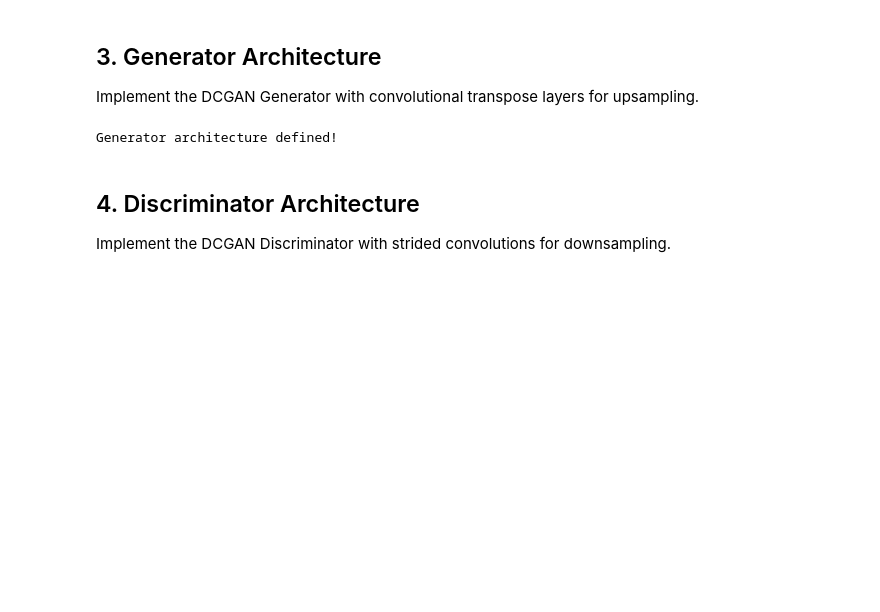
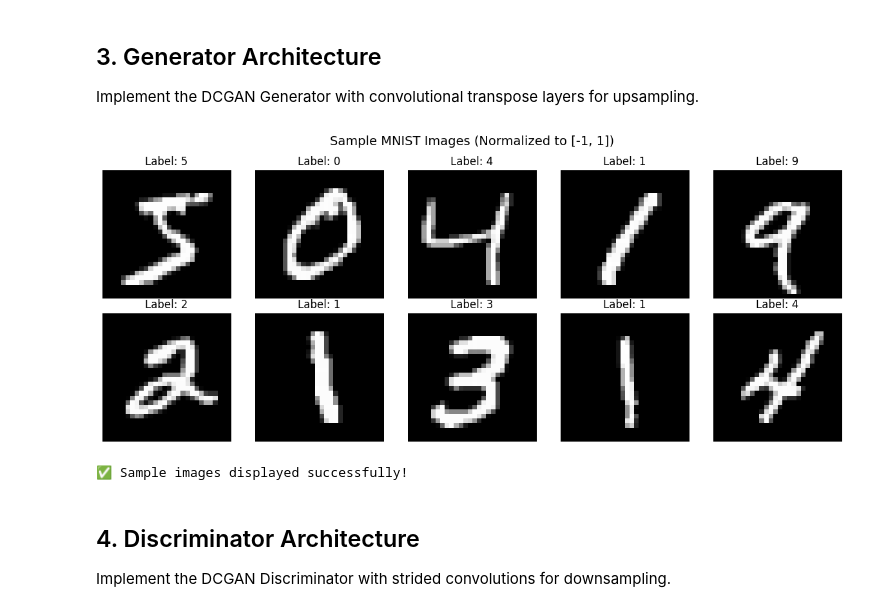
Before and after one commit to stonerainphilo/GAN_Homework_SYSU_PG2025, a Jupyter notebook: DCGAN_Training.ipynb, the cells around one changed output. Saved outputs shown, nothing was run; the diff lists cells and outputs as text; code cells hidden in the pictures; blank space fills up the shorter version.

```diff
--- a/DCGAN_Training.ipynb
+++ b/DCGAN_Training.ipynb
@@ -111,43 +197,24 @@ Loading data...
 
 Implement the DCGAN Generator with convolutional transpose layers for upsampling.
 # %%
-class DCGAN_Generator(nn.Module):
-    """Generator network for DCGAN"""
-    def __init__(self):
-        super().__init__()
-        self.init_size = Config.img_size // 4
-
-        # Linear layer to project latent vector
-        self.fc = nn.Linear(Config.latent_dim, 128 * self.init_size * self.init_size)
-
-        # Convolutional blocks
-        self.conv_blocks = nn.Sequential(
-            nn.BatchNorm2d(128),
-            nn.ReLU(inplace=True),
-            nn.Upsample(scale_factor=2),
-            nn.Conv2d(128, 128, 3, stride=1, padding=1),
-            nn.BatchNorm2d(128),
-            nn.ReLU(inplace=True),
-            nn.Upsample(scale_factor=2),
-            nn.Conv2d(128, 64, 3, stride=1, padding=1),
-            nn.BatchNorm2d(64),
-            nn.ReLU(inplace=True),
-            nn.Conv2d(64, Config.channels, 3, stride=1, padding=1),
-            nn.Tanh()
-        )
-
-    def forward(self, z):
-        # Project latent vector
-        out = self.fc(z)
-        # Reshape to 4D tensor
-        out = out.view(out.shape[0], 128, self.init_size, self.init_size)
-        # Apply convolutional blocks
-        img = self.conv_blocks(out)
-        return img
-
-print("Generator architecture defined!")
+# 可视化10个样本图像，验证数据加载和预处理是否正确
+fig, axes = plt.subplots(2, 5, figsize=(12, 5))
+for i in range(10):
+    idx = i // 5      # 行索引
+    jdx = i % 5       # 列索引
+    sample, label = train_dataset[i]
+    # 注意：sample经过Normalize后的值范围是[-1, 1]
+    # imshow会自动处理这个范围的显示
+    axes[idx, jdx].imshow(sample.squeeze(), cmap='gray')
+    axes[idx, jdx].set_title(f'Label: {label}')
+    axes[idx, jdx].axis('off')
+plt.suptitle('Sample MNIST Images (Normalized to [-1, 1])', fontsize=14)
+plt.tight_layout()
+plt.show()
+print("✅ Sample images displayed successfully!")
 # %% [output]
+[figure, added]
-Generator architecture defined!
+✅ Sample images displayed successfully!
 # %% [markdown]
 ## 4. Discriminator Architecture
 
```
Also changed, not shown: parts of 17 cells of this notebook, 52 other files.
